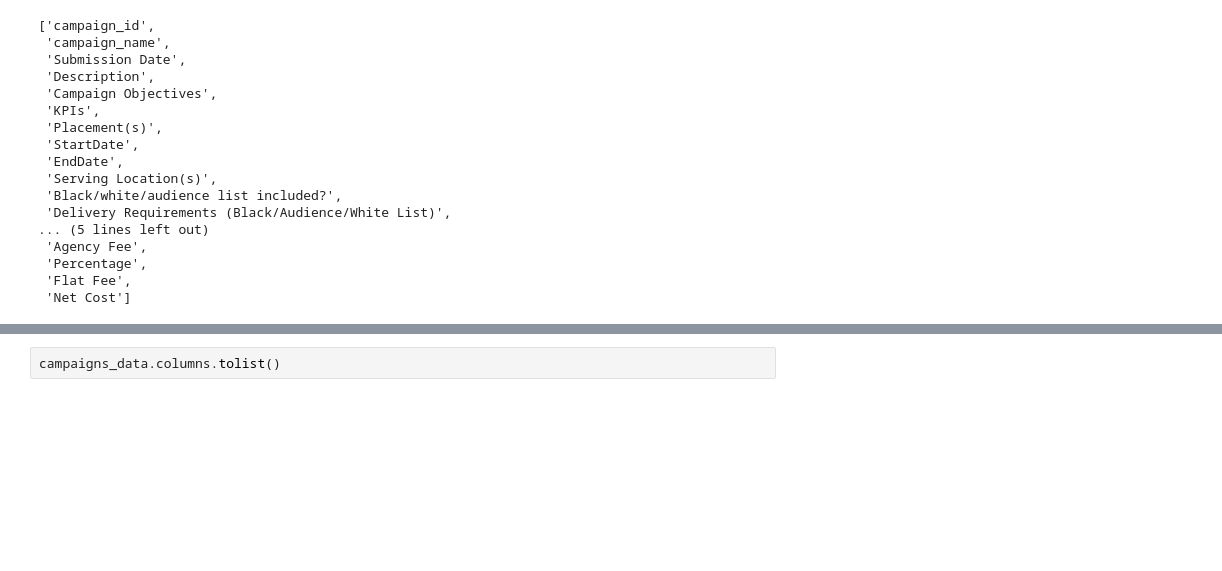
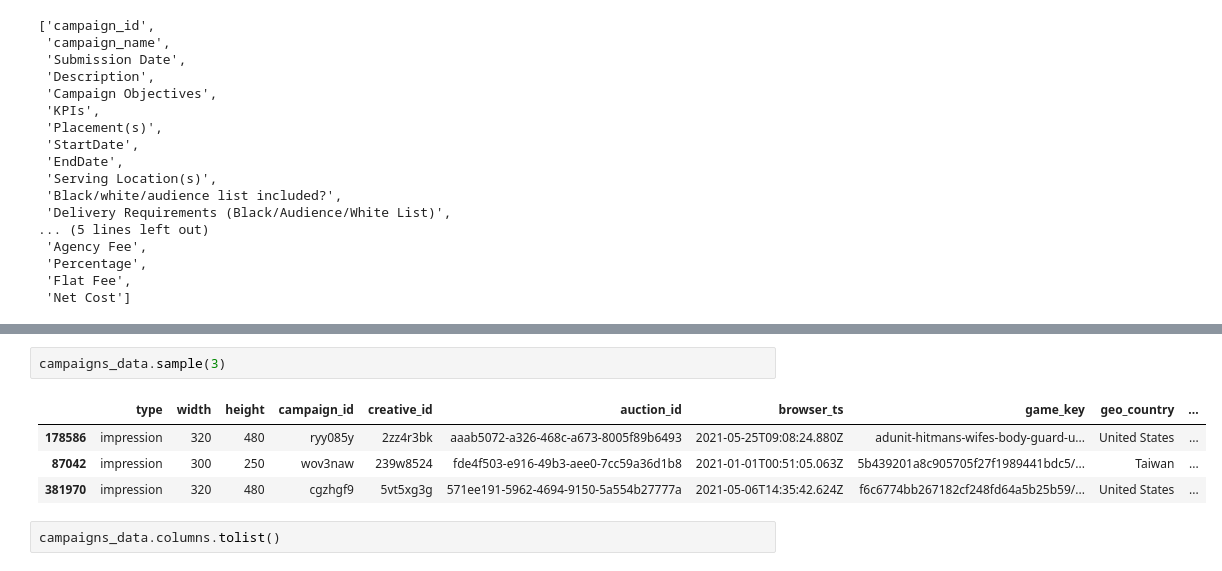
Before and after one commit to meriab21/adludio-DE-challenge, a Jupyter notebook: notebook/data_exploration.ipynb, the cells around one changed output, grey strips where cells are left out. Drawn from its saved outputs; the diff is of its cells as text; blank space fills up the shorter version.

```diff
--- a/notebook/data_exploration.ipynb
+++ b/notebook/data_exploration.ipynb
@@ -74,3 +177,10 @@ campaigns_data.head()
+# %%
+campaigns_data.sample(3)
+# %% [output]
+|  | type | width | height | campaign_id | creative_id | auction_id | browser_ts | game_key | geo_country | ... |
+| 178586 | impression | 320 | 480 | ryy085y | 2zz4r3bk | aaab5072-a326-468c-a673-8005f89b6493 | 2021-05-25T09:08:24.880Z | adunit-hitmans-wifes-body-guard-u... | United States | ... |
+| 87042 | impression | 300 | 250 | wov3naw | 239w8524 | fde4f503-e916-49b3-aee0-7cc59a36d1b8 | 2021-01-01T00:51:05.063Z | 5b439201a8c905705f27f1989441bdc5/... | Taiwan | ... |
+| 381970 | impression | 320 | 480 | cgzhgf9 | 5vt5xg3g | 571ee191-5962-4694-9150-5a554b27777a | 2021-05-06T14:35:42.624Z | f6c6774bb267182cf248fd64a5b25b59/... | United States | ... |
 # %%
 campaigns_data.columns.tolist()
 # %% [output]
```
Also changed, not shown: parts of 19 cells of this notebook, 3 other files.
